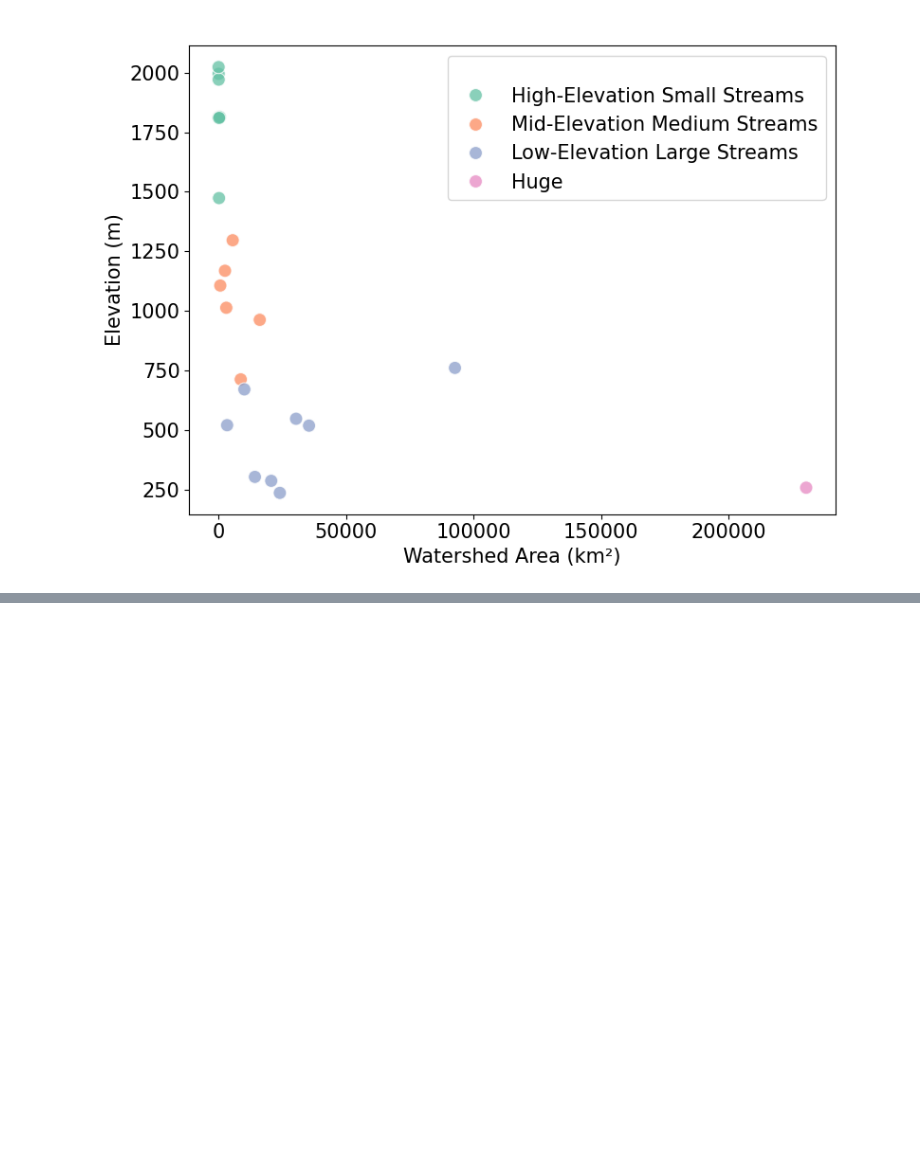
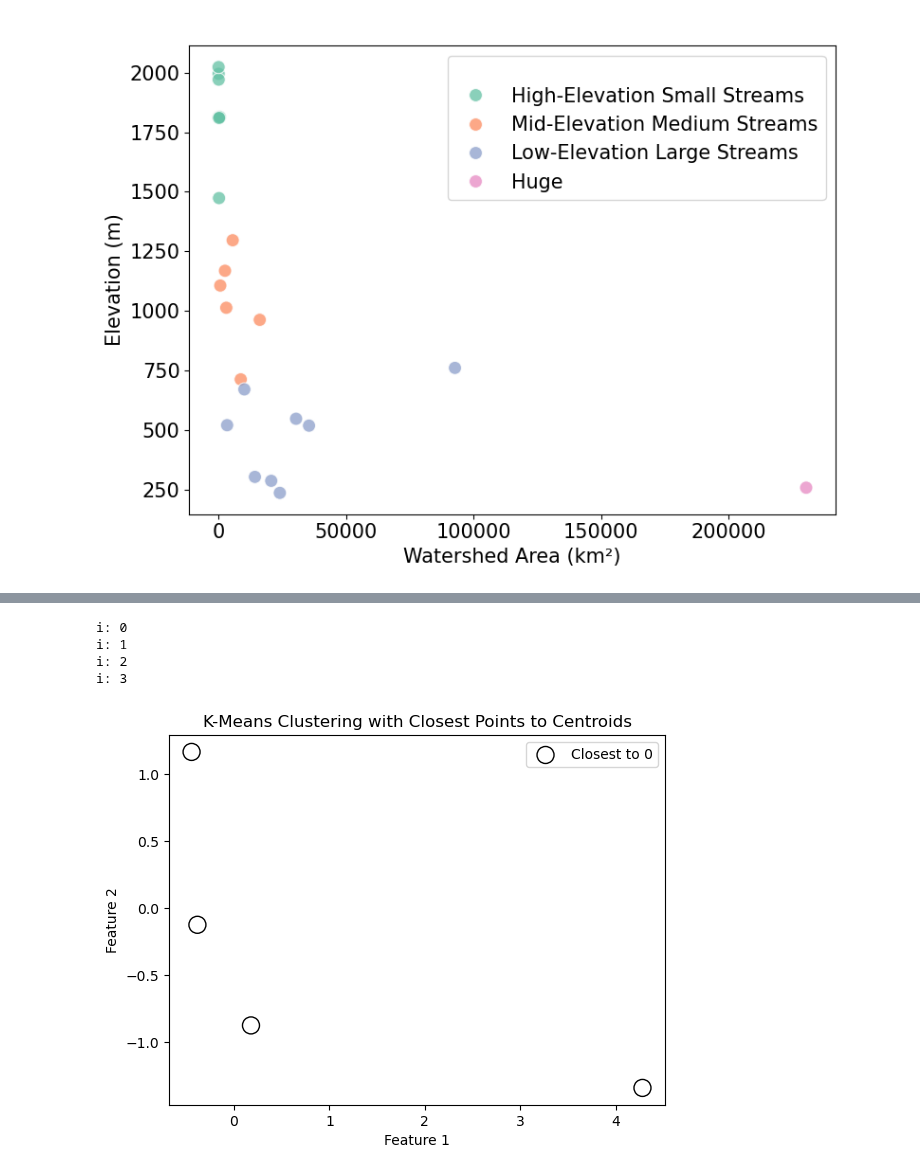
Before and after one commit to th2018/stream_thermal_2025_ms, a Jupyter notebook: clustering/KMeans.ipynb, the cells around one changed output, grey strips where cells are left out. Drawn from its saved outputs; the diff is of its cells as text; code cells hidden in the pictures; blank space fills up the shorter version.

```diff
--- a/clustering/KMeans.ipynb
+++ b/clustering/KMeans.ipynb
@@ -306,9 +306,11 @@ centroids = kmeans.cluster_centers_
 print(centroids)
 
 data = data_normalized #X
+#print(data)
 
 closest_points = {}
 closest_indices = {}
+closest_original_index_list = []
 
     # Iterate through each cluster
 for i in range(n_clusters):
@@ -329,9 +331,13 @@ for i in range(n_clusters):
 
     closest_points[i] = closest_point
     closest_indices[i] = closest_original_index
+    print( "closest_original_index:", closest_original_index)
+    closest_original_index_list.append(closest_original_index)
 
-print("closest_points:",closest_points)
-print("closest_indices:",closest_indices)
+print("closest_original_index_list:", closest_original_index_list)
+#print("closest_points:",closest_points)
+#print("closest_indices:",closest_indices)
+#print("type closest_indices:", type(closest_indices) )
 
 plt.scatter(data[:, 0], data[:, 1], c=kmeans.labels_, cmap='viridis', label=' ')
 plt.scatter(kmeans.cluster_centers_[:, 0], kmeans.cluster_centers_[:, 1], marker='X', s=200, color='red', label='Centroids')
@@ -364,0 +389,16 @@ closest_indices: {0: 3, 1: 12, 2: 1, 3: 14}
+# %%
+for i, point in closest_points.items():
+    print("i:", i)
+    if point is not None:
+        plt.scatter(point[0], point[1], marker='o', s=150, facecolors='none', edgecolors='black', label=f'Closest to {i}' if i == 0 else "")
+plt.title('K-Means Clustering with Closest Points to Centroids')
+plt.xlabel('Feature 1')
+plt.ylabel('Feature 2')
+plt.legend()
+plt.show()
+# %% [output]
+i: 0
+i: 1
+i: 2
+i: 3
+[figure, added]
```
Also changed, not shown: parts of 5 cells of this notebook.
